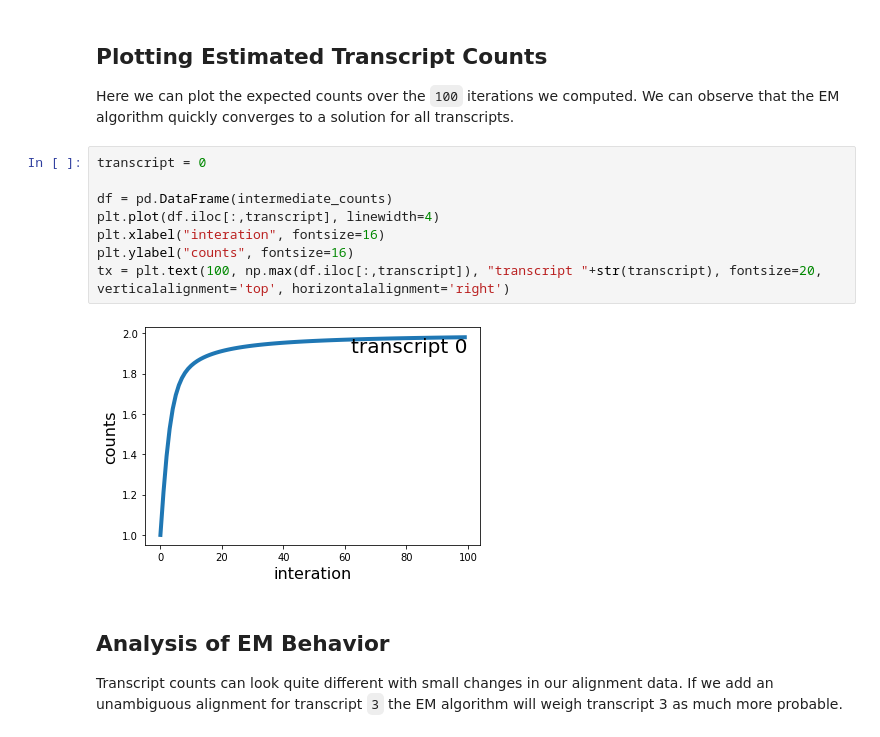
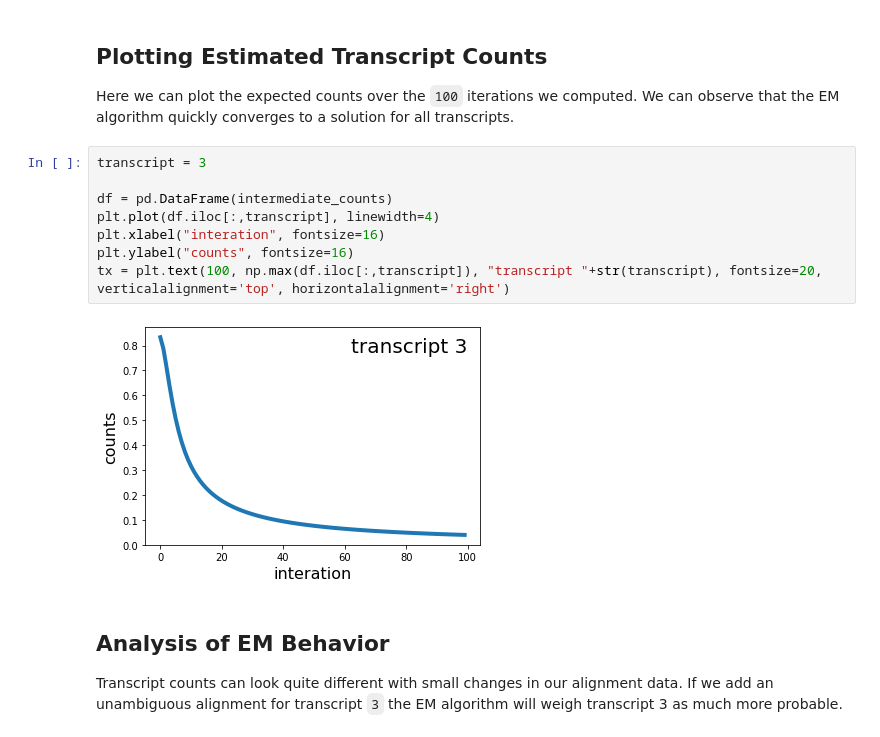
Before and after one commit to lachmann12/tutorials, a Jupyter notebook: pseudoalignment/expectation_maximization.ipynb, the cells around one changed output. Drawn from its saved outputs; the diff is of its cells as text.

```diff
--- a/pseudoalignment/expectation_maximization.ipynb
+++ b/pseudoalignment/expectation_maximization.ipynb
@@ -73,15 +77,15 @@ sum(counts)
 
 Here we can plot the expected counts over the `100` iterations we computed. We can observe that the EM algorithm quickly converges to a solution for all transcripts.
 # %%
-transcript = 0
+transcript = 3
 
 df = pd.DataFrame(intermediate_counts)
 plt.plot(df.iloc[:,transcript], linewidth=4)
 plt.xlabel("interation", fontsize=16)
 plt.ylabel("counts", fontsize=16)
 tx = plt.text(100, np.max(df.iloc[:,transcript]), "transcript "+str(transcript), fontsize=20, verticalalignment='top', horizontalalignment='right')
 # %% [output]
-[figure, old version]
+[figure, new version]
 # %% [markdown]
 ## Analysis of EM Behavior
 
```
Also changed, not shown: parts of 3 cells of this notebook.
